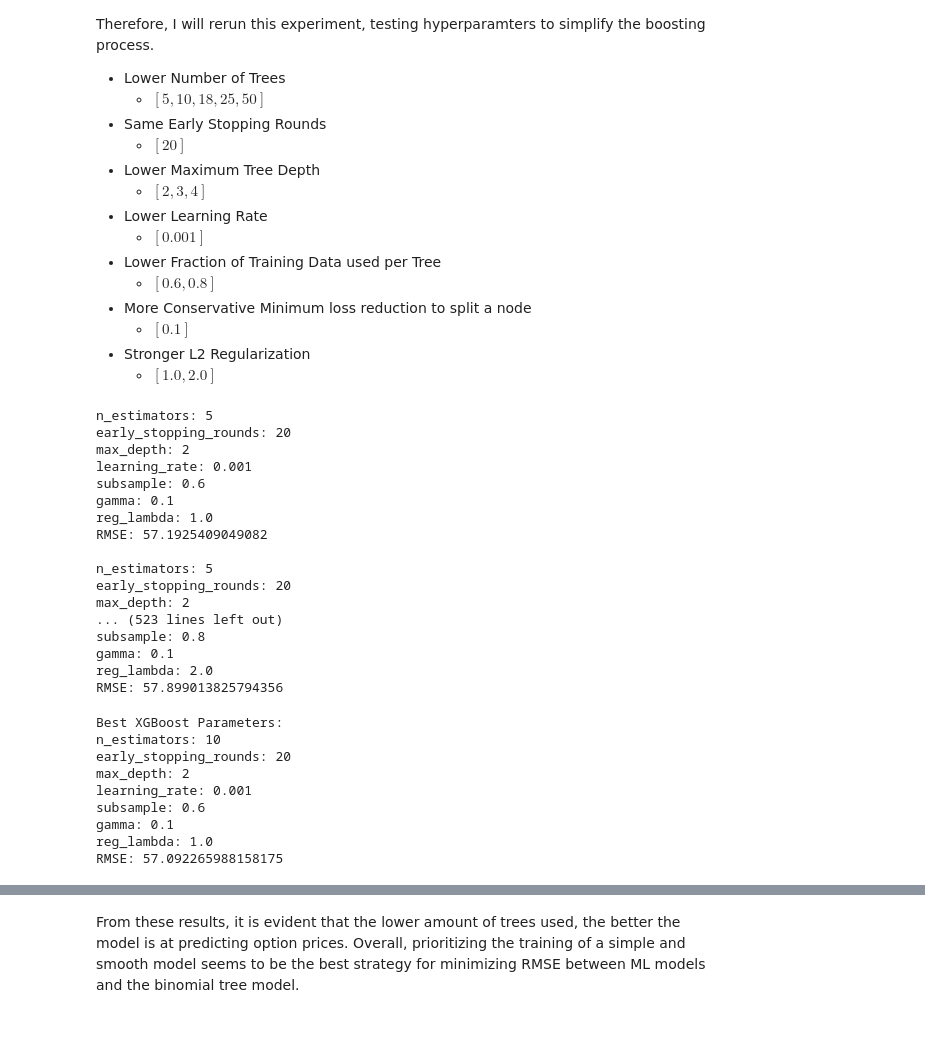
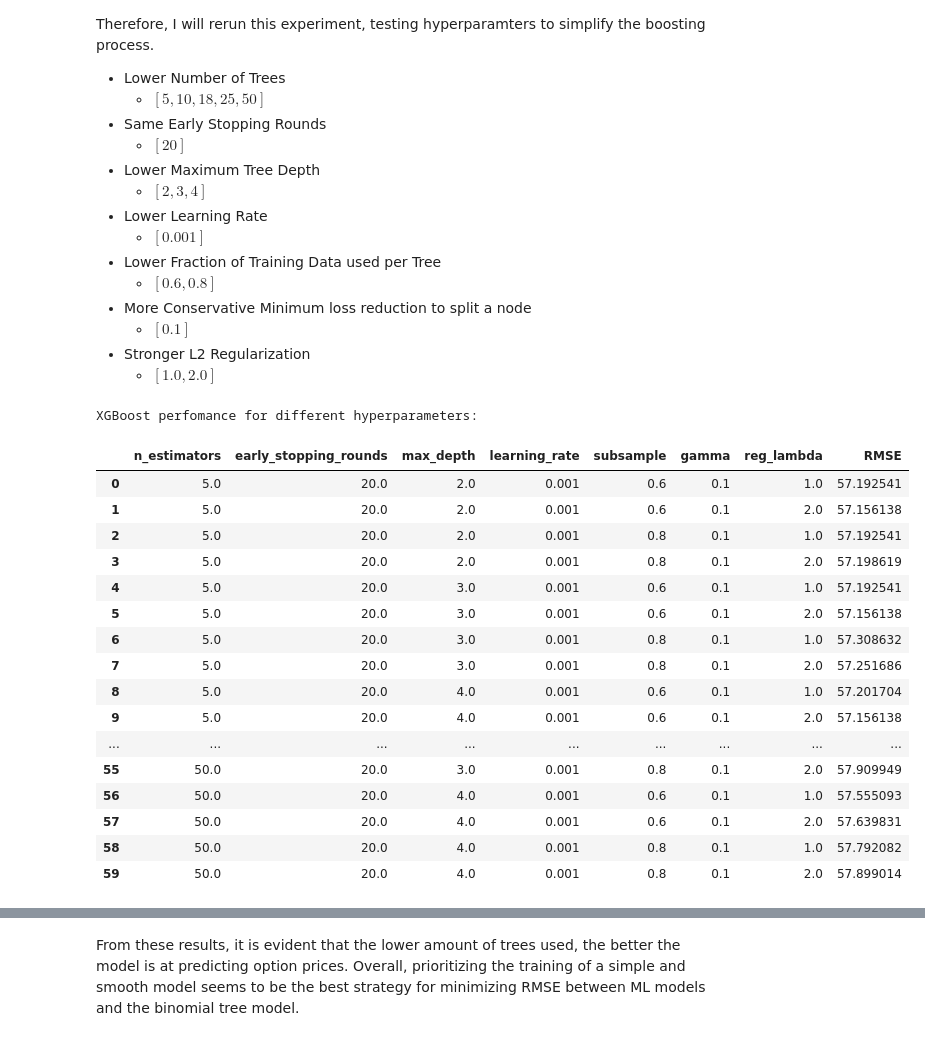
Before and after one commit to akhan531/Monte-Carlo-Option-Pricing-Engine, a Jupyter notebook: notebook.ipynb, the cells around one changed output, grey strips where cells are left out. Cells and saved outputs as stored; diff of their text form; code cells hidden in the pictures.

```diff
--- a/notebook.ipynb
+++ b/notebook.ipynb
@@ -614,7 +529,6 @@ def longstaff_schwartz_xgb(S0, r, sigma, T, K, n_trials, n_timesteps, option_typ
     return price, lower, upper
 # %%
 min_xgb_RMSE = RMSE(option_prices[option_prices['model'] == 'xgboost']['Absolute Error']) #initial RMSE without hyperparamter tuning
-best_xgb_params = None
 best_xgb_prices = None
 
 param_list = list(product(
@@ -627,6 +541,9 @@ param_list = list(product(
     xgb_param_grid['reg_lambda'],
 ))
 
+xgb_hyperparameter_data = pd.DataFrame(
+    columns= (list(xgb_param_grid.keys()) + ['RMSE'])
+)
 
 for param_grid in param_list:
     xgb_prices = pd.DataFrame(
@@ -639,12 +556,12 @@ for param_grid in param_list:
         abs_error = abs(model_price-binomial_price)
         rel_error = (model_price-binomial_price) / binomial_price * 100
         xgb_prices.loc[len(xgb_prices)] = [T, sigma, K, r, model, model_price, binomial_price, lower, upper, abs_error, rel_error]
-    for i,p in enumerate(xgb_param_grid.keys()):
-        print(str(p) + ": " + str(param_grid[i]))
     rmse = RMSE(xgb_prices['Absolute Error'])
-    print('RMSE: ' + str(rmse) + '\n')
     if rmse < min_xgb_RMSE:
         min_xgb_RMSE = rmse
-        best_xgb_params = param_grid
         best_xgb_prices = xgb_prices
+    xgb_hyperparameter_data.loc[len(xgb_hyperparameter_data)] = list(param_grid) + [rmse]
+
+print("XGBoost perfomance for different hyperparameters:")
+xgb_hyperparameter_data
 # %% [output]
@@ -713,70 +618,57 @@ xgb_param_grid = {
 }
 # %%
 min_xgb_RMSE = RMSE(option_prices[option_prices['model'] == 'xgboost']['Absolute Error']) #initial RMSE without hyperparamter tuning
-best_xgb_params = None
 best_xgb_prices = None
 
 param_list = list(product(
     xgb_param_grid['n_estimators'],
     xgb_param_grid['early_stopping_rounds'],
     xgb_param_grid['max_depth'],
     xgb_param_grid['learning_rate'],
     xgb_param_grid['subsample'],
     xgb_param_grid['gamma'],
     xgb_param_grid['reg_lambda'],
 ))
 
+xgb_hyperparameter_data = pd.DataFrame(
+    columns= (list(xgb_param_grid.keys()) + ['RMSE'])
+)
+
 for param_grid in param_list:
     xgb_prices = pd.DataFrame(
         columns=['T', 'sigma', 'K', 'r', 'model', 'Model Price', 'Binomial Price', 'Lower', 'Upper', 'Absolute Error', 'Relative Error']
     )
     for T, sigma, K, r in (list(product(test_T, test_sigma, test_K, test_r))):
         binomial_price = binomial_tree(S0, r, sigma, T, K, n_timesteps, option_type)
         model = 'xgboost'
         model_price, lower, upper = longstaff_schwartz_xgb(S0, r, sigma, T, K, n_trials, n_timesteps, option_type, param_grid)
         abs_error = abs(model_price-binomial_price)
         rel_error = (model_price-binomial_price) / binomial_price * 100
         xgb_prices.loc[len(xgb_prices)] = [T, sigma, K, r, model, model_price, binomial_price, lower, upper, abs_error, rel_error]
-    for i,p in enumerate(xgb_param_grid.keys()):
-        print(str(p) + ": " + str(param_grid[i]))
     rmse = RMSE(xgb_prices['Absolute Error'])
-    print('RMSE: ' + str(rmse) + '\n')
     if rmse < min_xgb_RMSE:
         min_xgb_RMSE = rmse
-        best_xgb_params = param_grid
         best_xgb_prices = xgb_prices
+    xgb_hyperparameter_data.loc[len(xgb_hyperparameter_data)] = list(param_grid) + [rmse]
+
+print("XGBoost perfomance for different hyperparameters:")
+xgb_hyperparameter_data
 # %% [output]
-n_estimators: 5
-early_stopping_rounds: 20
-max_depth: 2
-learning_rate: 0.001
-subsample: 0.6
-gamma: 0.1
-reg_lambda: 1.0
-RMSE: 57.1925409049082
-
-n_estimators: 5
-early_stopping_rounds: 20
-max_depth: 2
-... (523 lines left out)
-subsample: 0.8
-gamma: 0.1
-reg_lambda: 2.0
-RMSE: 57.899013825794356
+XGBoost perfomance for different hyperparameters:
+|  | n_estimators | early_stopping_rounds | max_depth | learning_rate | subsample | gamma | reg_lambda | RMSE |
+| 0 | 5.0 | 20.0 | 2.0 | 0.001 | 0.6 | 0.1 | 1.0 | 57.192541 |
+| 1 | 5.0 | 20.0 | 2.0 | 0.001 | 0.6 | 0.1 | 2.0 | 57.156138 |
+| 2 | 5.0 | 20.0 | 2.0 | 0.001 | 0.8 | 0.1 | 1.0 | 57.192541 |
+| 3 | 5.0 | 20.0 | 2.0 | 0.001 | 0.8 | 0.1 | 2.0 | 57.198619 |
+| 4 | 5.0 | 20.0 | 3.0 | 0.001 | 0.6 | 0.1 | 1.0 | 57.192541 |
+| 5 | 5.0 | 20.0 | 3.0 | 0.001 | 0.6 | 0.1 | 2.0 | 57.156138 |
+| 6 | 5.0 | 20.0 | 3.0 | 0.001 | 0.8 | 0.1 | 1.0 | 57.308632 |
+| 7 | 5.0 | 20.0 | 3.0 | 0.001 | 0.8 | 0.1 | 2.0 | 57.251686 |
+| 8 | 5.0 | 20.0 | 4.0 | 0.001 | 0.6 | 0.1 | 1.0 | 57.201704 |
+| 9 | 5.0 | 20.0 | 4.0 | 0.001 | 0.6 | 0.1 | 2.0 | 57.156138 |
+| ... | ... | ... | ... | ... | ... | ... | ... | ... |
+| 55 | 50.0 | 20.0 | 3.0 | 0.001 | 0.8 | 0.1 | 2.0 | 57.909949 |
+| 56 | 50.0 | 20.0 | 4.0 | 0.001 | 0.6 | 0.1 | 1.0 | 57.555093 |
+| 57 | 50.0 | 20.0 | 4.0 | 0.001 | 0.6 | 0.1 | 2.0 | 57.639831 |
+| 58 | 50.0 | 20.0 | 4.0 | 0.001 | 0.8 | 0.1 | 1.0 | 57.792082 |
+| 59 | 50.0 | 20.0 | 4.0 | 0.001 | 0.8 | 0.1 | 2.0 | 57.899014 |
-# %%
-print("Best XGBoost Parameters:")
-for i,p in enumerate(xgb_param_grid.keys()):
-    print(str(p) + ": " + str(best_xgb_params[i]))
-print('RMSE: ' + str(min_xgb_RMSE) + '\n')
-
-best_xgb_prices.to_csv('best_xgb_prices.csv')
-# %% [output]
-Best XGBoost Parameters:
-n_estimators: 10
-early_stopping_rounds: 20
-max_depth: 2
-learning_rate: 0.001
-subsample: 0.6
-gamma: 0.1
-reg_lambda: 1.0
-RMSE: 57.092265988158175
```
Also changed, not shown: parts of 34 cells of this notebook.
